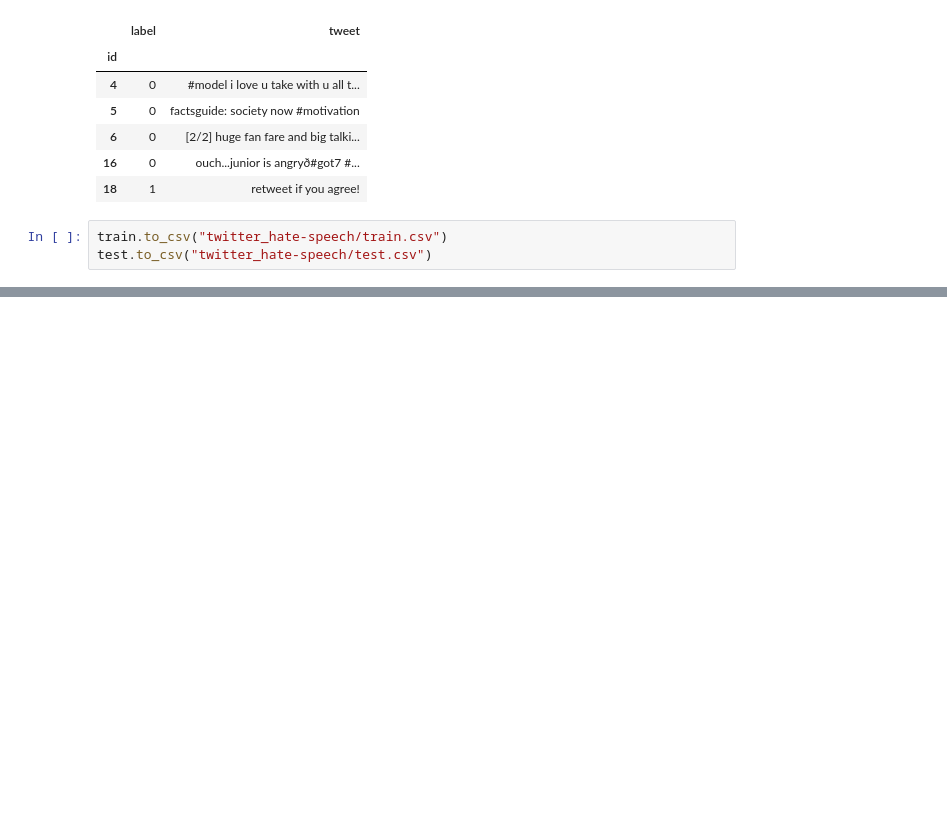
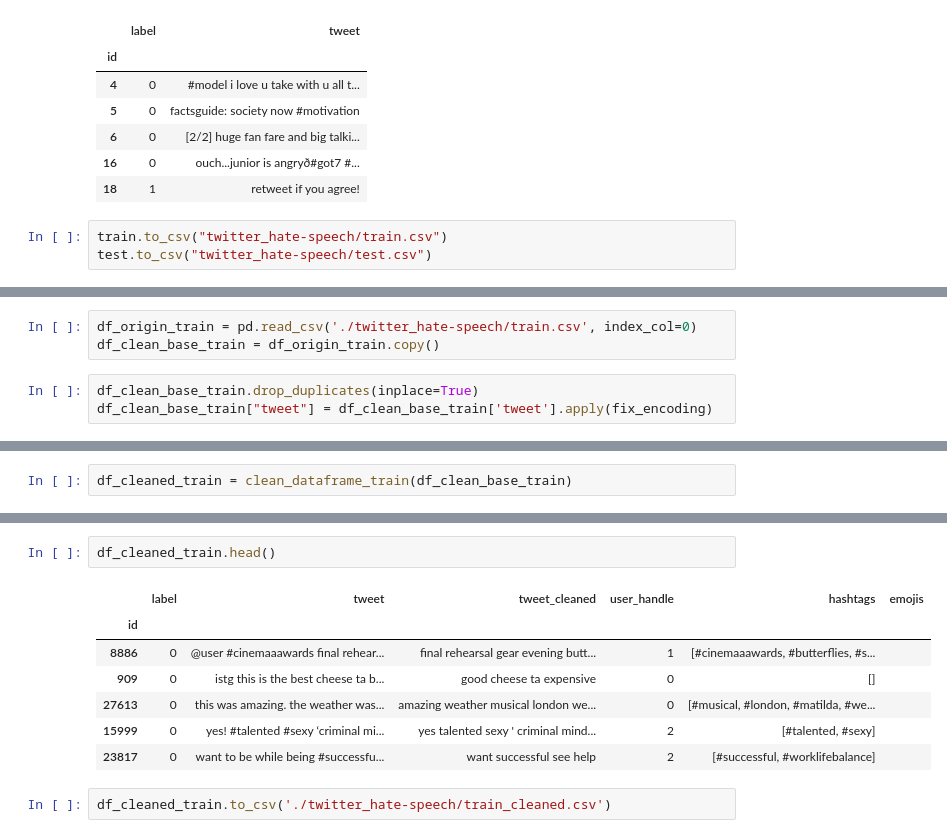
Before and after one commit to netGed/WebScience24, a Jupyter notebook: data/data-splitting-and-preprocessing.ipynb, the cells around one changed output, grey strips where cells are left out. Drawn from its saved outputs; the diff is of its cells as text; blank space fills up the shorter version.

Commit message:
Datensätze gem. aktualisierter Liste Cleaningfunktionen + Notebook zur Erstellung der Datensätze mit Beschreibung der ausgeführten Schritte

```diff
--- a/data/data-splitting-and-preprocessing.ipynb
+++ b/data/data-splitting-and-preprocessing.ipynb
@@ -234,0 +81,6 @@ memory usage: 806.1+ KB
+# %%
+df_origin_train = pd.read_csv('./twitter_hate-speech/train.csv', index_col=0)
+df_clean_base_train = df_origin_train.copy()
+# %%
+df_clean_base_train.drop_duplicates(inplace=True)
+df_clean_base_train["tweet"] = df_clean_base_train['tweet'].apply(fix_encoding)
@@ -234,0 +178,2 @@ memory usage: 806.1+ KB
+# %%
+df_cleaned_train = clean_dataframe_train(df_clean_base_train)
@@ -234,0 +198,12 @@ memory usage: 806.1+ KB
+# %%
+df_cleaned_train.head()
+# %% [output]
+|  | label | tweet | tweet_cleaned | user_handle | hashtags | emojis |
+| id |  |  |  |  |  |  |
+| 8886 | 0 | @user #cinemaaawards final rehear... | final rehearsal gear evening butt... | 1 | [#cinemaaawards, #butterflies, #s... |  |
+| 909 | 0 | istg this is the best cheese ta b... | good cheese ta expensive | 0 | [] |  |
+| 27613 | 0 | this was amazing. the weather was... | amazing weather musical london we... | 0 | [#musical, #london, #matilda, #we... |  |
+| 15999 | 0 | yes! #talented #sexy ‘criminal mi... | yes talented sexy ' criminal mind... | 2 | [#talented, #sexy] |  |
+| 23817 | 0 | want to be while being #successfu... | want successful see help | 2 | [#successful, #worklifebalance] |  |
+# %%
+df_cleaned_train.to_csv('./twitter_hate-speech/train_cleaned.csv')
```
Also changed, not shown: parts of 57 cells of this notebook, 10 other files.
